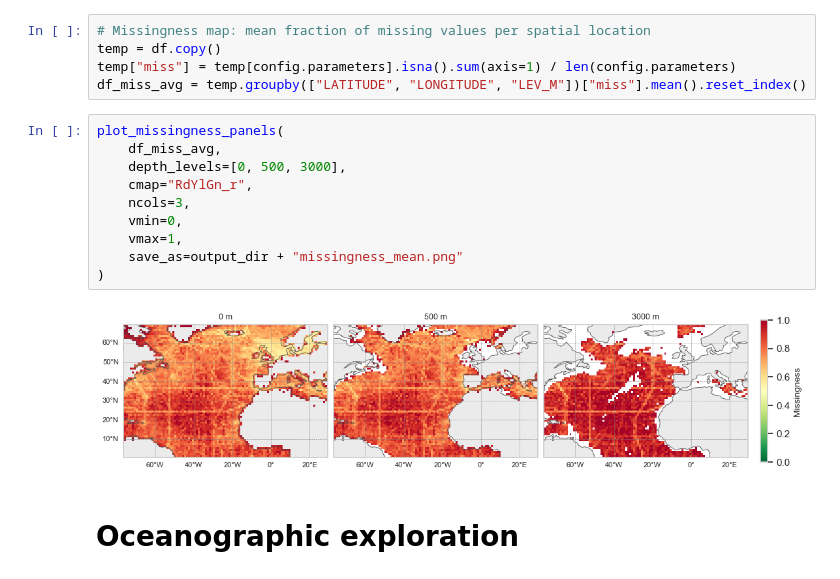
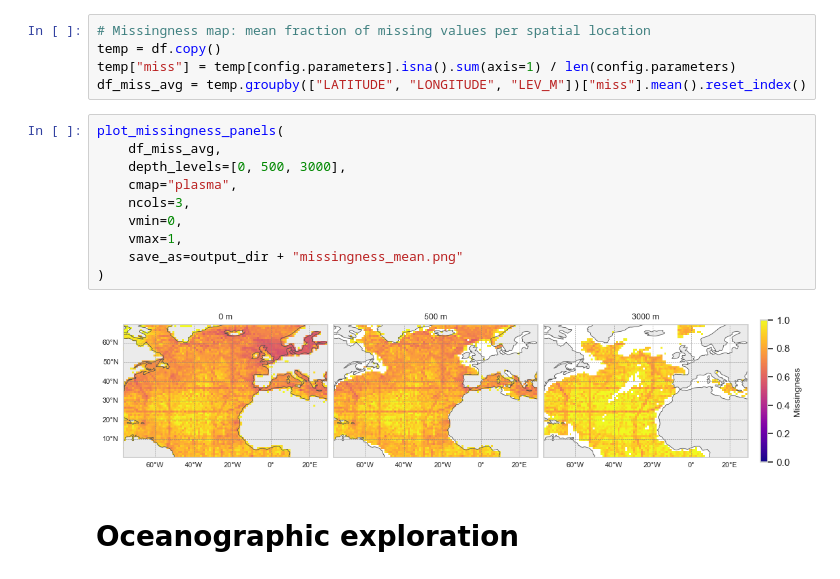
Before and after one commit to y-jenniges/time_imputation, a Jupyter notebook: data_exploration.ipynb, the cells around one changed output. Saved outputs shown, nothing was run; the diff lists cells and outputs as text.

Commit message:
Change cmap of missingness plot to plasma

```diff
--- a/data_exploration.ipynb
+++ b/data_exploration.ipynb
@@ -90,15 +90,15 @@ df_miss_avg = temp.groupby(["LATITUDE", "LONGITUDE", "LEV_M"])["miss"].mean().re
 # %%
 plot_missingness_panels(
     df_miss_avg,
     depth_levels=[0, 500, 3000],
-    cmap="RdYlGn_r",
+    cmap="plasma",
     ncols=3,
     vmin=0,
     vmax=1,
     save_as=output_dir + "missingness_mean.png"
 )
 # %% [output]
-[figure, old version]
+[figure, new version]
 # %% [markdown]
 #  Oceanographic exploration
 # %%
```
